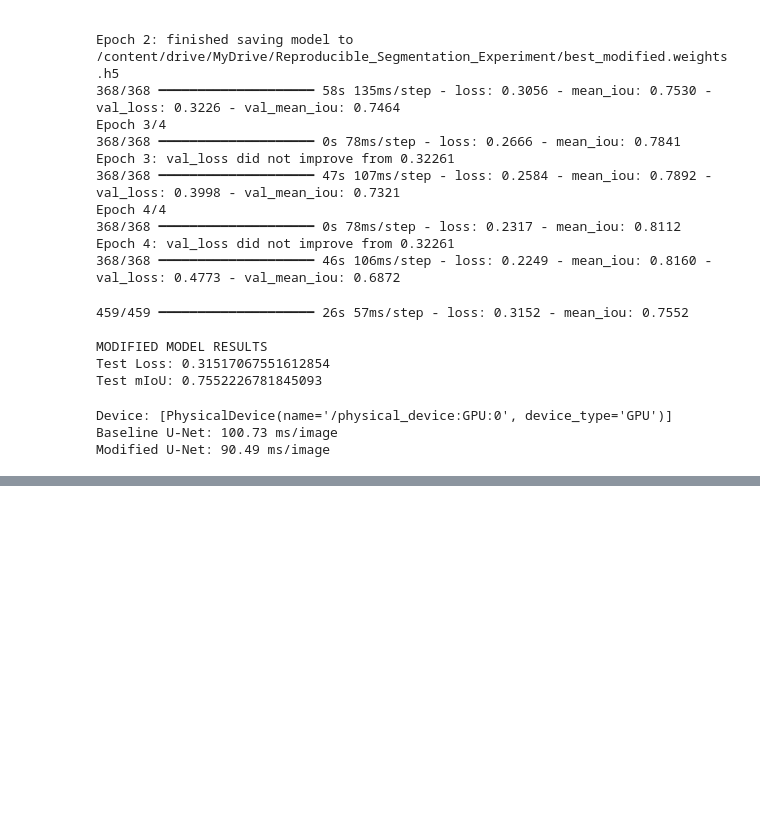
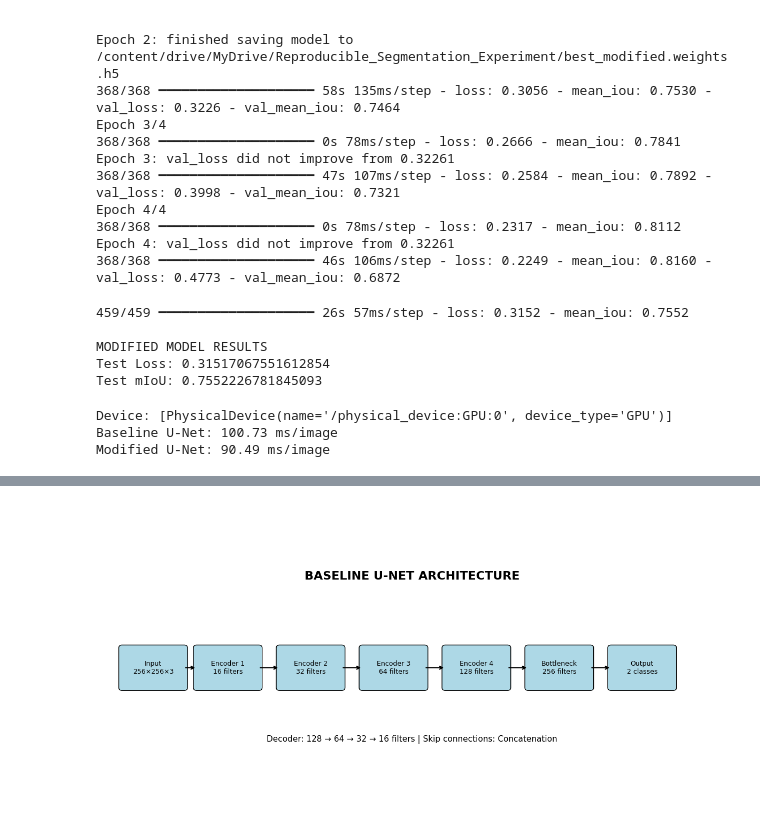
Before and after one commit to ayush-2905/reproducible-segmentation-experiment, a Jupyter notebook: Reproducible_Segmentation_Experiment.ipynb, the cells around one changed output, grey strips where cells are left out. Saved outputs shown, nothing was run; the diff lists cells and outputs as text; code cells hidden in the pictures; blank space fills up the shorter version.

```diff
--- a/Reproducible_Segmentation_Experiment.ipynb
+++ b/Reproducible_Segmentation_Experiment.ipynb
@@ -1613,0 +1630,43 @@ Modified U-Net: 90.49 ms/image
+# %%
+import matplotlib.pyplot as plt
+from matplotlib.patches import FancyBboxPatch
+
+fig, ax = plt.subplots(figsize=(15, 7))
+ax.set_xlim(0, 15)
+ax.set_ylim(0, 8)
+ax.axis("off")
+
+blocks = [
+    (0.5, 3, "Input\n256×256×3"),
+    (2.3, 3, "Encoder 1\n16 filters"),
+    (4.3, 3, "Encoder 2\n32 filters"),
+    (6.3, 3, "Encoder 3\n64 filters"),
+    (8.3, 3, "Encoder 4\n128 filters"),
+    (10.3, 3, "Bottleneck\n256 filters"),
+    (12.3, 3, "Output\n2 classes")
+]
+
+for x, y, label in blocks:
+    box = FancyBboxPatch((x, y), 1.5, 1.1,
+                         boxstyle="round,pad=0.08",
+                         edgecolor="black", facecolor="lightblue")
+    ax.add_patch(box)
+    ax.text(x + 0.75, y + 0.55, label,
+            ha="center", va="center", fontsize=9)
+
+for i in range(len(blocks)-1):
+    x1 = blocks[i][0] + 1.5
+    x2 = blocks[i+1][0]
+    ax.annotate("", xy=(x2, 3.55), xytext=(x1, 3.55),
+                arrowprops=dict(arrowstyle="->", lw=1.5))
+
+ax.text(7.5, 6, "BASELINE U-NET ARCHITECTURE",
+        ha="center", fontsize=16, weight="bold")
+ax.text(7.5, 1.5,
+        "Decoder: 128 → 64 → 32 → 16 filters | Skip connections: Concatenation",
+        ha="center", fontsize=11)
+
+plt.savefig("Baseline_UNet_Diagram.png", dpi=200, bbox_inches="tight")
+plt.show()
+# %% [output]
+[figure, added]
```
Also changed, not shown: parts of 3 cells of this notebook.
